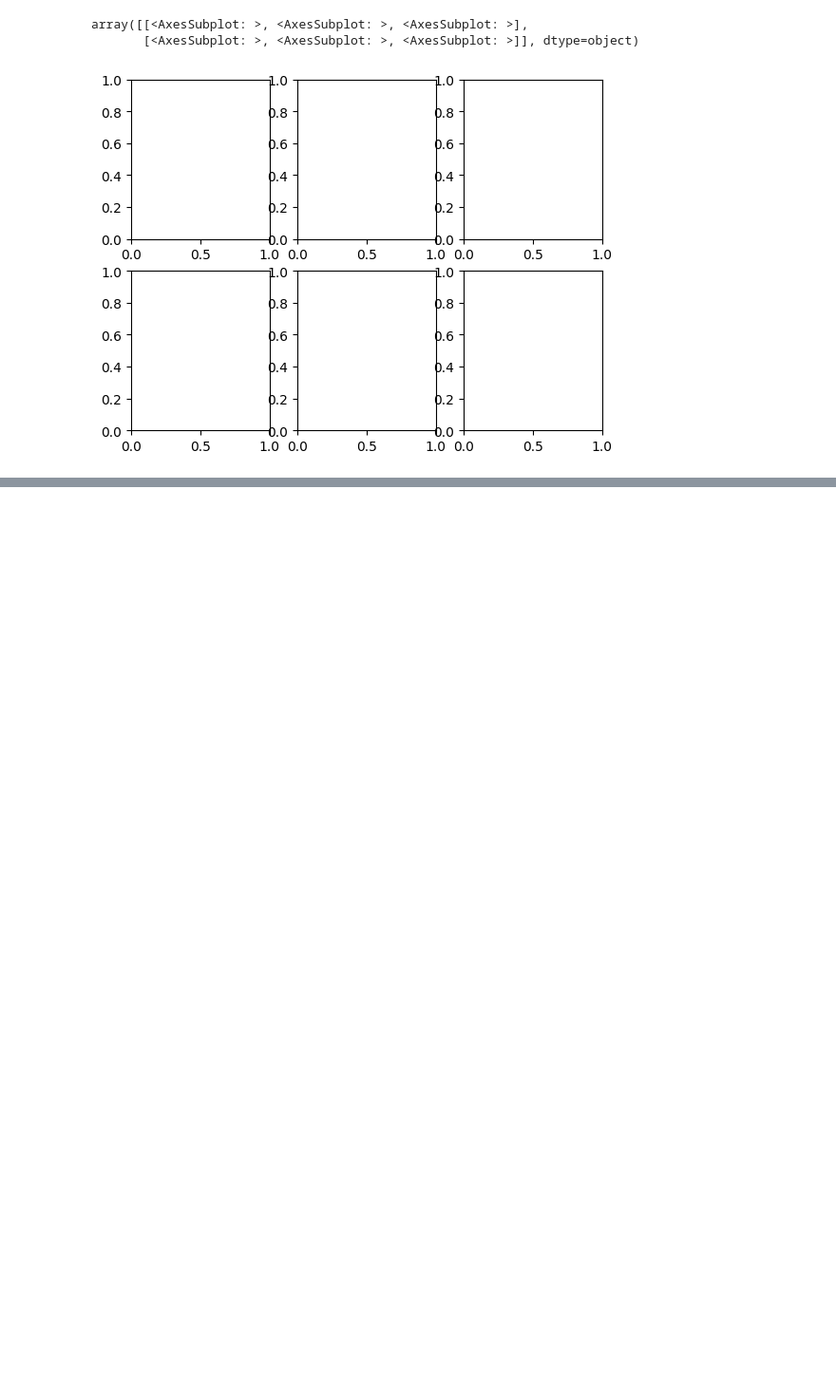
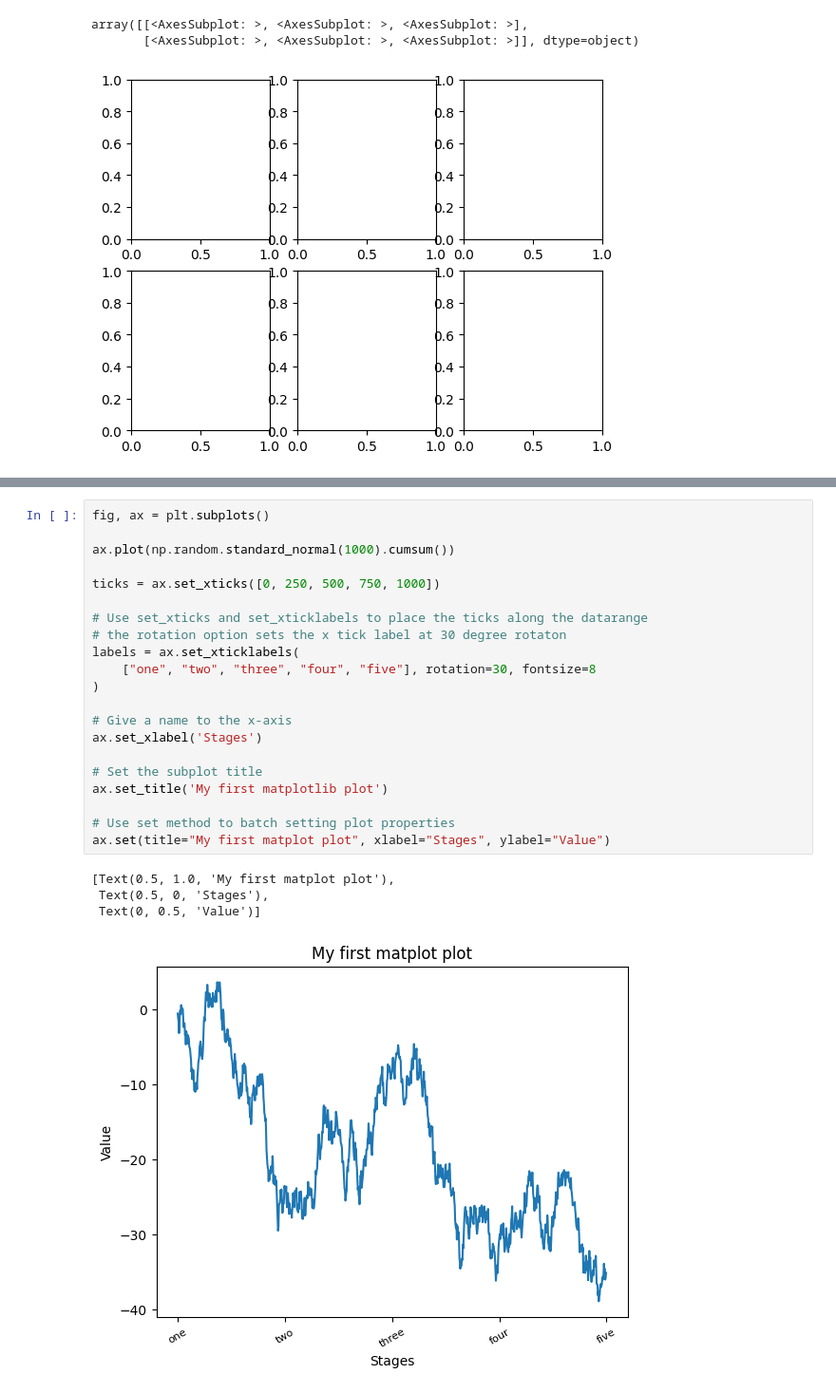
Before and after one commit to zqTheDesigner/rading_python-for-data-analysis, a Jupyter notebook: ch9_Ploting_and_visualisation.ipynb, the cells around one changed output, grey strips where cells are left out. Shown: that part at 95% size. Saved outputs shown, nothing was run; the diff lists cells and outputs as text; blank space fills up the shorter version.

```diff
--- a/ch9_Ploting_and_visualisation.ipynb
+++ b/ch9_Ploting_and_visualisation.ipynb
@@ -70,0 +121,26 @@ array([[<AxesSubplot: >, <AxesSubplot: >, <AxesSubplot: >],
+# %%
+fig, ax = plt.subplots()
+
+ax.plot(np.random.standard_normal(1000).cumsum())
+
+ticks = ax.set_xticks([0, 250, 500, 750, 1000])
+
+# Use set_xticks and set_xticklabels to place the ticks along the datarange
+# the rotation option sets the x tick label at 30 degree rotaton
+labels = ax.set_xticklabels(
+    ["one", "two", "three", "four", "five"], rotation=30, fontsize=8
+)
+
+# Give a name to the x-axis
+ax.set_xlabel('Stages')
+
+# Set the subplot title
+ax.set_title('My first matplotlib plot')
+
+# Use set method to batch setting plot properties
+ax.set(title="My first matplot plot", xlabel="Stages", ylabel="Value")
+# %% [output]
+[Text(0.5, 1.0, 'My first matplot plot'),
+ Text(0.5, 0, 'Stages'),
+ Text(0, 0.5, 'Value')]
+[figure, added]
```
Also changed, not shown: parts of 10 cells of this notebook.
